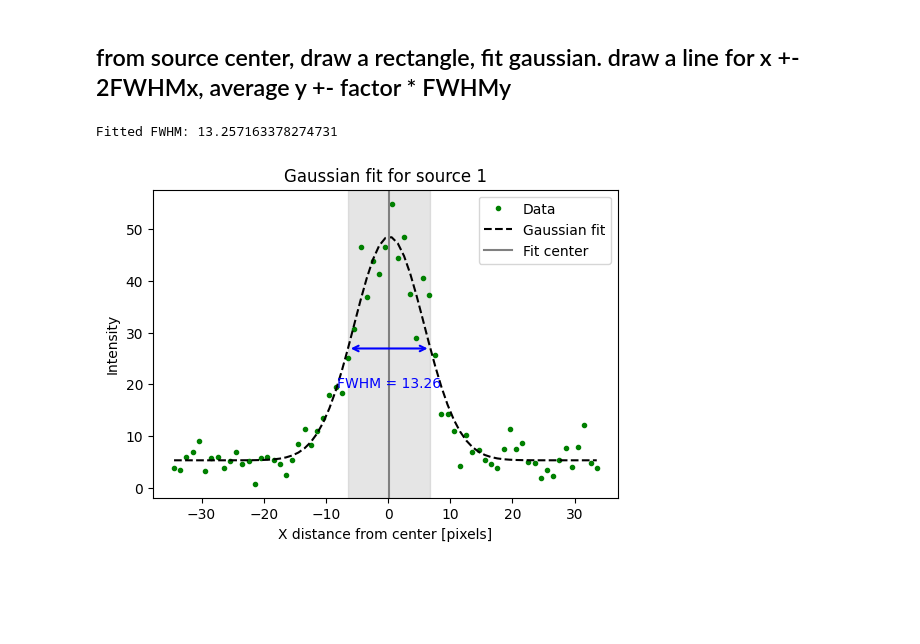
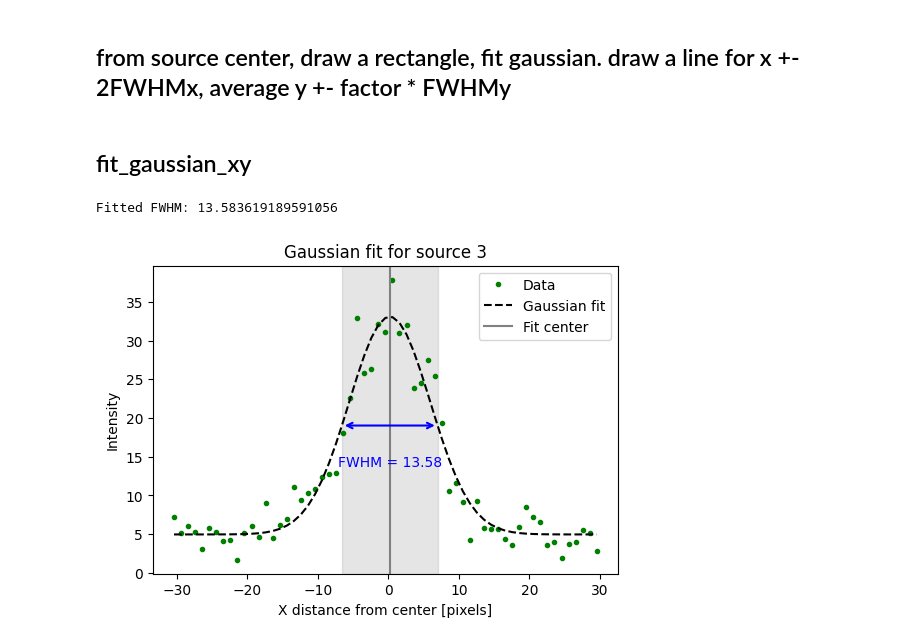
Before and after one commit to nebula0/FWHM-measure, a Jupyter notebook: FWHM.ipynb, the cells around one changed output. Drawn from its saved outputs; the diff is of its cells as text; code cells hidden in the pictures; blank space fills up the shorter version.

Commit message:
add xy gaussian fit

```diff
--- a/FWHM.ipynb
+++ b/FWHM.ipynb
@@ -327,6 +327,6 @@ fig.show()
 # %%
 # ignore fwhm > 40
-threshold = 20
+threshold = 30
 source = source[(source['x_fwhm'] < threshold) & (source['y_fwhm'] < threshold)]
 len(source)
 # %% [output]
@@ -395,4 +396,43 @@ def fit_gaussian(image, sources, sourceID, factor=1):
     parm, _ = curve_fit(gaussian, x_rel_range, intensity_profile, p0=p0)
 
     return parm, x_rel_range, intensity_profile, x0, y_half_range
+# %% [markdown]
+## fit_gaussian_xy
+# %%
+from typing import Literal
+
+def fit_gaussian_xy(image, sources, sourceID, axis: Literal['x', 'y'], factor=1):
+
+
+    main_centroid = 'xcentroid' if axis == 'x' else 'ycentroid'
+    main_fwhm = 'x_fwhm' if axis == 'x' else 'y_fwhm'
+    sub_centroid = 'ycentroid' if axis == 'x' else 'xcentroid'
+    sub_fwhm = 'y_fwhm' if axis == 'x' else 'x_fwhm'
+
+    source = sources[sourceID]
+    x0 = source[main_centroid]
+    y0 = source[sub_centroid]
+    y_half_range = factor * source[sub_fwhm]
+
+    # 選擇 Y 範圍的像素索引
+    y_min = int(max(0, y0 - y_half_range))
+    y_max = int(min(image.shape[0], y0 + y_half_range + 1))
+    # X 軸範圍 ± 2×FWHM
+    x_min = int(max(0, x0 - 2*source[main_fwhm]))
+    x_max = int(min(image.shape[1], x0 + 2*source[main_fwhm] + 1))
+    # 取出該範圍的截面
+    cut_data = image[y_min:y_max, x_min:x_max]
+
+    # Y 平均 → 一維強度分佈
+    intensity_profile = np.mean(cut_data, axis=0)
+
+
+    x_range = np.arange(x_min, x_max)
+    x_rel_range = x_range - x0
+
+    # Gaussian 擬合
+    p0 = [np.max(intensity_profile)-np.min(intensity_profile), 0, source[main_fwhm]/2.355, np.min(intensity_profile)]
+    parm, _ = curve_fit(gaussian, x_rel_range, intensity_profile, p0=p0)
+
+    return parm, x_rel_range, intensity_profile, x0, y_half_range
 # %%
@@ -457,7 +497,7 @@ def plot_x_cut_gaussian(image, sources, sourceID, factor=1, ax=None):
         fig = ax.figure # 表示外面傳進來的 ax，要交給外面管理
 
     source = sources[sourceID]
-    parm, x_rel, intensity_profile, x0, y_half_range = fit_gaussian(image, sources, sourceID, factor=factor)
+    parm, x_rel, intensity_profile, x0, y_half_range = fit_gaussian_xy(image, sources, sourceID, axis='x', factor=factor)
 
     # 繪圖
     ax.plot(x_rel, intensity_profile, 'g.', label='Data')
@@ -505,14 +545,14 @@ def plot_x_cut_gaussian(image, sources, sourceID, factor=1, ax=None):
 
     return parm, ax
 # %%
-fit_params, ax = plot_x_cut_gaussian(image_clean_bg, source, sourceID = 1, factor = factor)
-ax.set_title(f"Gaussian fit for source {1:d}")
+fit_params, ax = plot_x_cut_gaussian(image_clean_bg, source, sourceID = 3, factor = factor)
+ax.set_title(f"Gaussian fit for source {3:d}")
 amp, mu, sigma, offset = fit_params # mu 是中心, sigma 是標準差
 fwhm_fit = sigma * 2.355
 print("Fitted FWHM:", fwhm_fit)
 # %% [output]
-Fitted FWHM: 13.257163378274731
+Fitted FWHM: 13.583619189591056
-[figure, old version]
+[figure, new version]
 # %%
 import matplotlib.patches as patches
 
```
Also changed, not shown: parts of 13 cells of this notebook.
